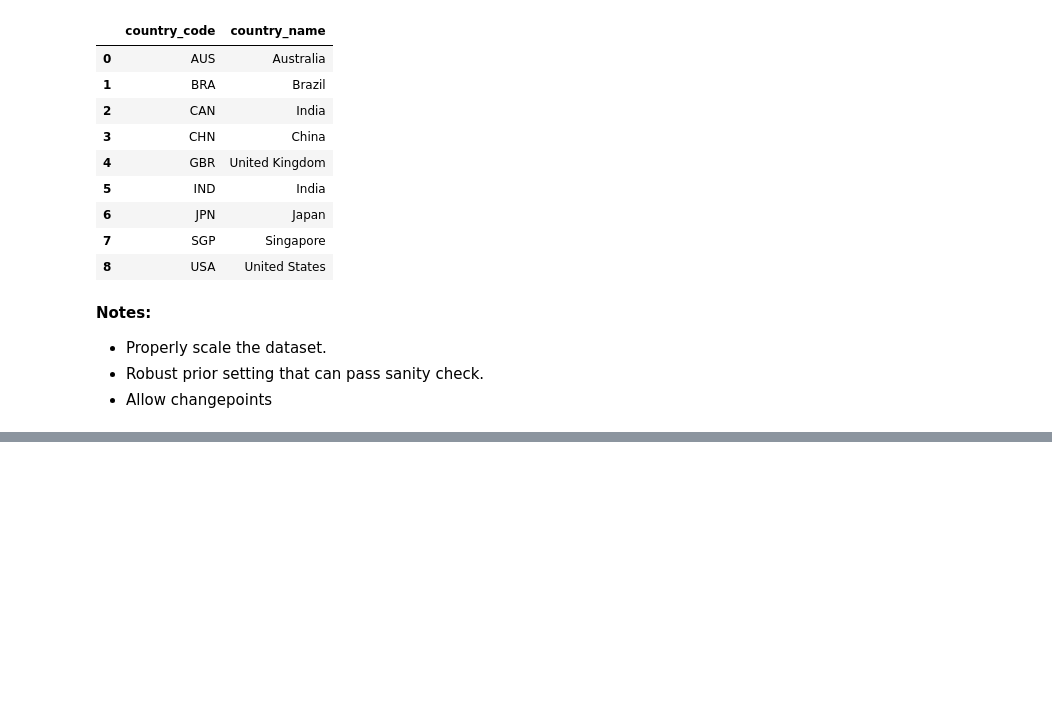
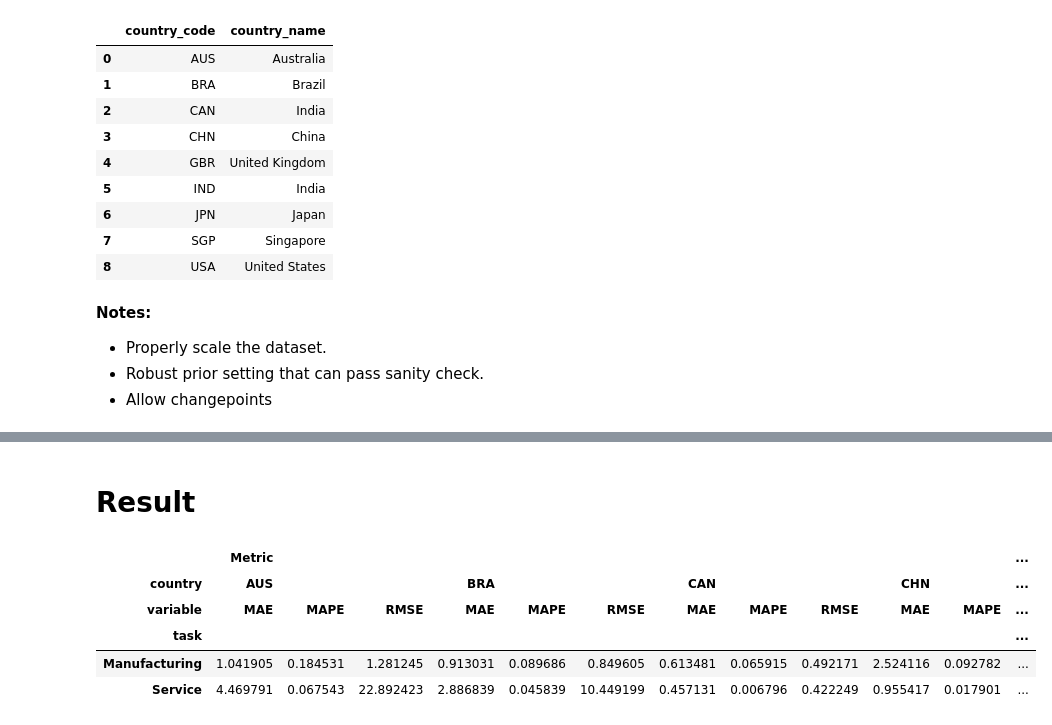
Before and after one commit to HannahFromAland/Accenture4-Evaluating-the-Attractiveness-of-a-Country, a Jupyter notebook: Model/PyMC3/pymc3-prophet-v2.ipynb, the cells around one changed output, grey strips where cells are left out. Cells and saved outputs as stored; diff of their text form; code cells hidden in the pictures; blank space fills up the shorter version.

```diff
--- a/Model/PyMC3/pymc3-prophet-v2.ipynb
+++ b/Model/PyMC3/pymc3-prophet-v2.ipynb
@@ -252,0 +297,13 @@ for task, y_label, data_contries in [
+# %% [markdown]
+# Result
+# %%
+results.query('country in ["AUS", "BRA", "CAN", "CHN", "GBR"]') \
+    .melt(id_vars=['task', 'country'], value_vars=['MAE','RMSE','MAPE'], value_name='Metric') \
+    .pivot_table(index=['task'], columns=['country', 'variable'], values=['Metric'])
+# %% [output]
+|  | Metric |  |  |  |  |  |  |  |  |  |  | ... |
+| country | AUS |  |  | BRA |  |  | CAN |  |  | CHN |  | ... |
+| variable | MAE | MAPE | RMSE | MAE | MAPE | RMSE | MAE | MAPE | RMSE | MAE | MAPE | ... |
+| task |  |  |  |  |  |  |  |  |  |  |  | ... |
+| Manufacturing | 1.041905 | 0.184531 | 1.281245 | 0.913031 | 0.089686 | 0.849605 | 0.613481 | 0.065915 | 0.492171 | 2.524116 | 0.092782 | ... |
+| Service | 4.469791 | 0.067543 | 22.892423 | 2.886839 | 0.045839 | 10.449199 | 0.457131 | 0.006796 | 0.422249 | 0.955417 | 0.017901 | ... |
```
Also changed, not shown: parts of 6 cells of this notebook, 18 other files.
